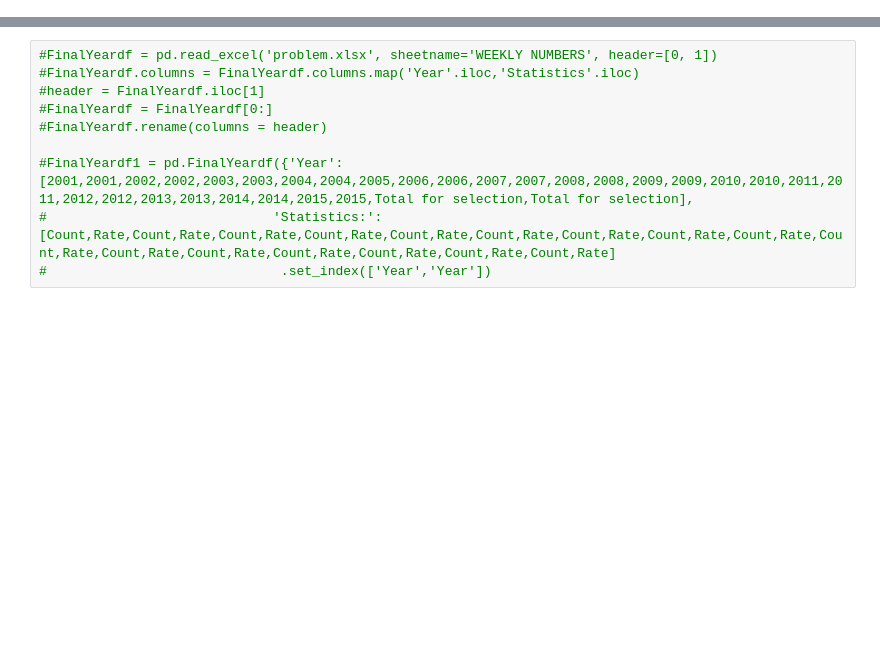
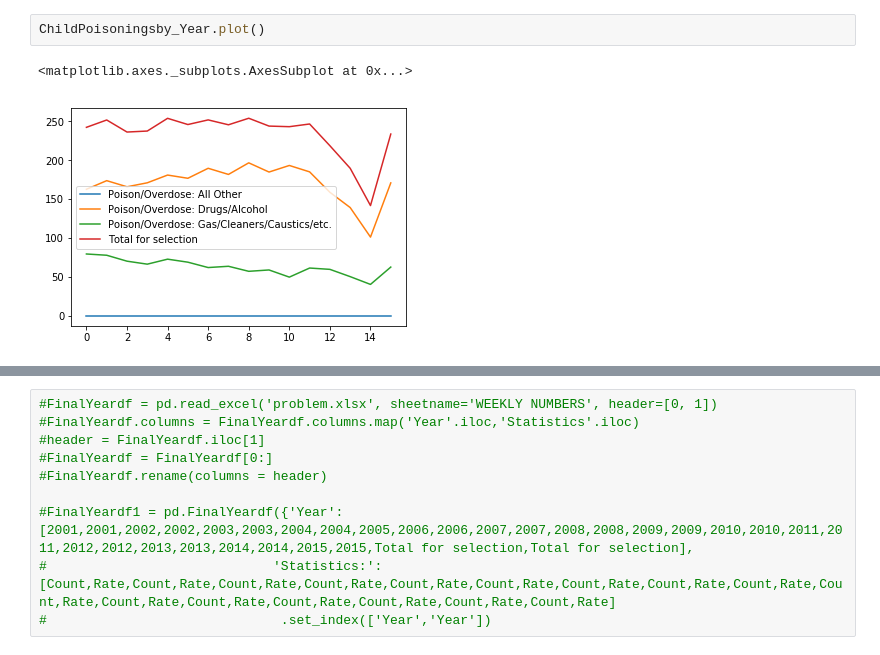
Before and after one commit to tmatoushek/PoisonProject_WashU_TTh, a Jupyter notebook: poison_starter_code-Copy1.ipynb, the cells around one changed output, grey strips where cells are left out. Drawn from its saved outputs; the diff is of its cells as text; blank space fills up the shorter version.

```diff
--- a/poison_starter_code-Copy1.ipynb
+++ b/poison_starter_code-Copy1.ipynb
@@ -67,0 +93,5 @@ ChildPoisoningsby_Yeardrop
+# %%
+ChildPoisoningsby_Year.plot()
+# %% [output]
+<matplotlib.axes._subplots.AxesSubplot at 0x...>
+[figure, added]
```
Also changed, not shown: parts of 46 cells of this notebook, 5 other files.
